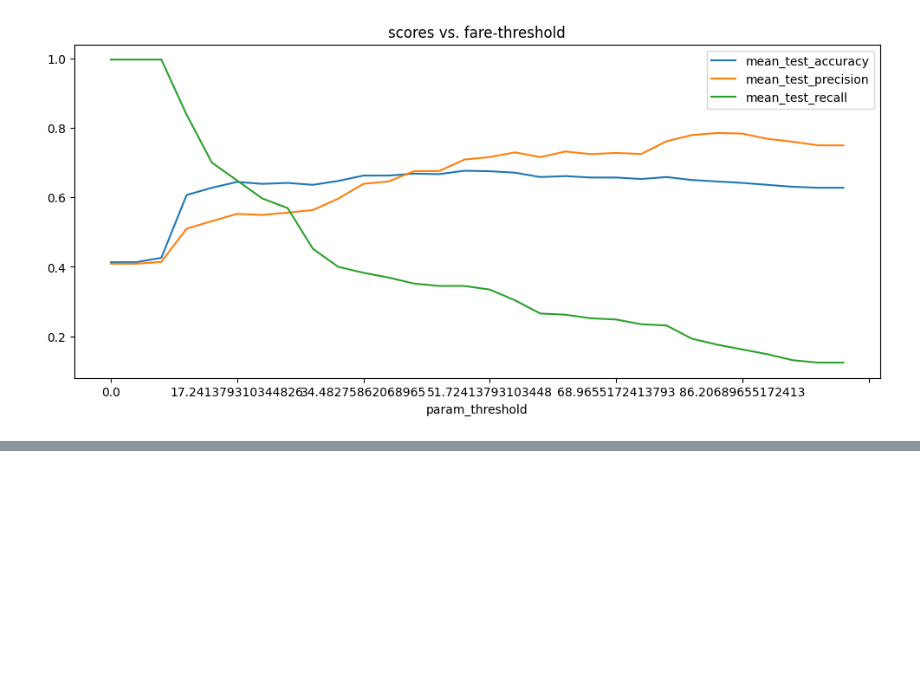
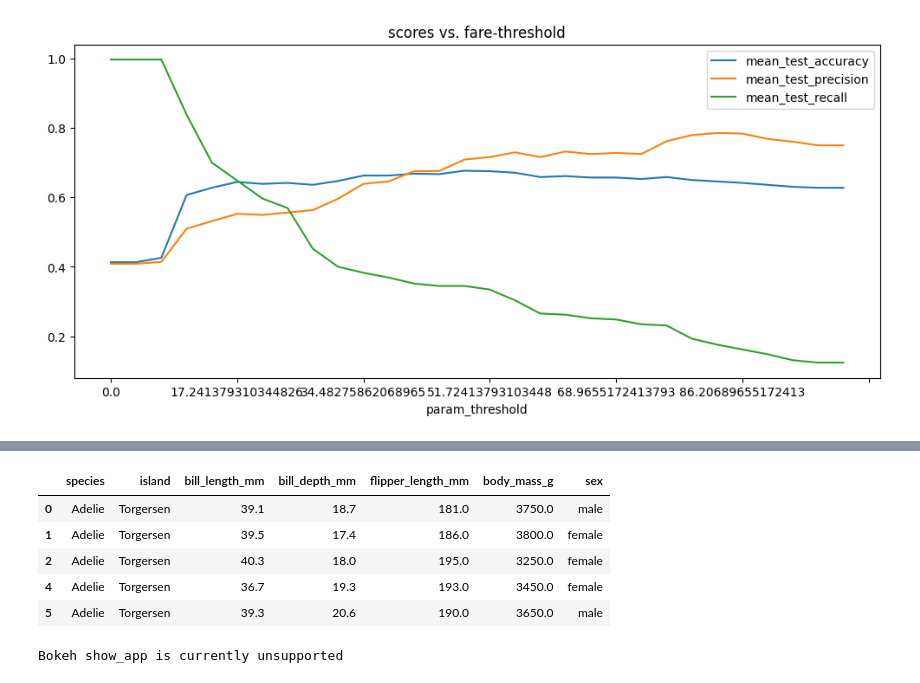
Before and after one commit to Parishri07/Data-Science-and-Machine-Learning, a Jupyter notebook: human_learn_demo.ipynb, the cells around one changed output, grey strips where cells are left out. Saved outputs shown, nothing was run; the diff lists cells and outputs as text; code cells hidden in the pictures; blank space fills up the shorter version.

```diff
--- a/human_learn_demo.ipynb
+++ b/human_learn_demo.ipynb
@@ -161,0 +181,14 @@ score_df.plot(figsize=(12, 5), title="scores vs. fare-threshold");
+# %%
+from sklego.datasets import load_penguins
+from hulearn.experimental.interactive import InteractiveCharts
+
+df=load_penguins(as_frame=True).dropna()
+# %%
+df.head()
+# %% [output]
+|  | species | island | bill_length_mm | bill_depth_mm | flipper_length_mm | body_mass_g | sex |
+| 0 | Adelie | Torgersen | 39.1 | 18.7 | 181.0 | 3750.0 | male |
+| 1 | Adelie | Torgersen | 39.5 | 17.4 | 186.0 | 3800.0 | female |
+| 2 | Adelie | Torgersen | 40.3 | 18.0 | 195.0 | 3250.0 | female |
+| 4 | Adelie | Torgersen | 36.7 | 19.3 | 193.0 | 3450.0 | female |
+| 5 | Adelie | Torgersen | 39.3 | 20.6 | 190.0 | 3650.0 | male |
@@ -161,0 +197,4 @@ score_df.plot(figsize=(12, 5), title="scores vs. fare-threshold");
+# %%
+clf.add_chart(x="bill_length_mm", y="bill_depth_mm", legend=False)
+# %% [output]
+Bokeh show_app is currently unsupported
```
Also changed, not shown: parts of 7 cells of this notebook.
